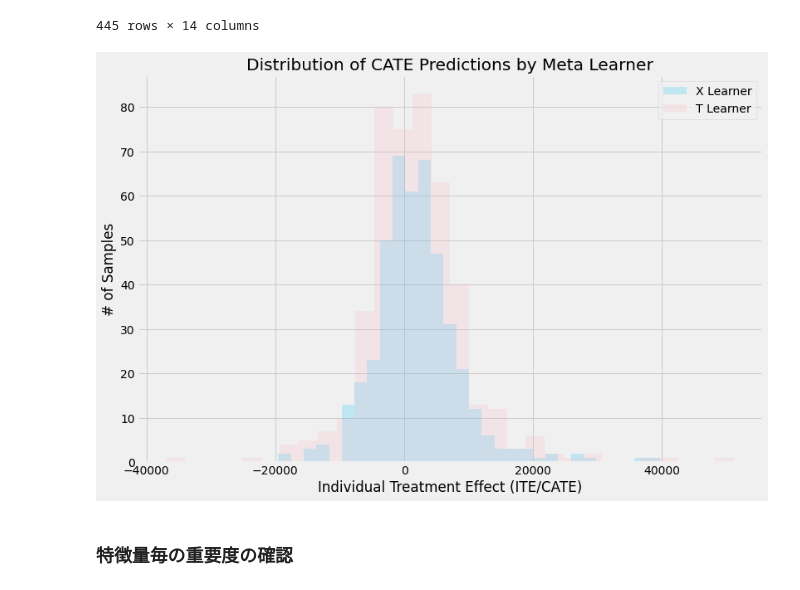
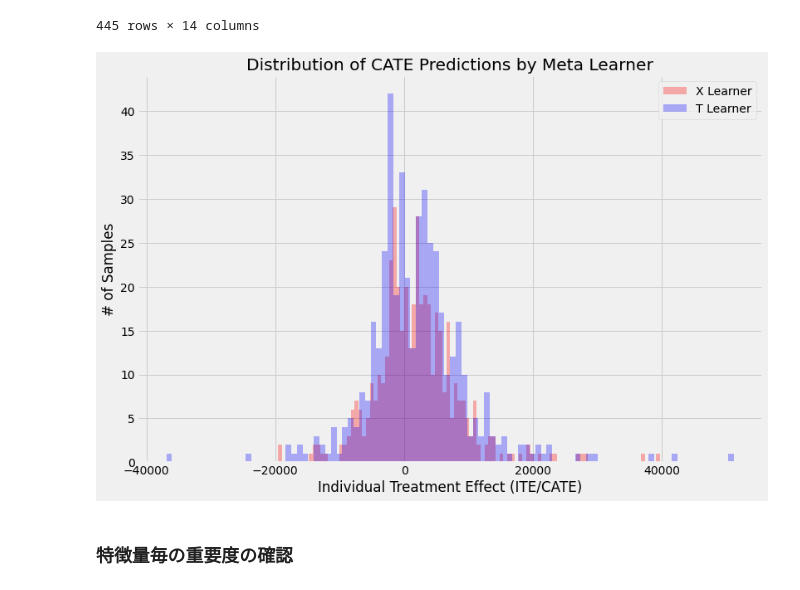
Before and after one commit to Itsuki-Hamano123/practice-casualeffect, a Jupyter notebook: jobs_causality/jobs_causalml.ipynb, the cells around one changed output. Saved outputs shown, nothing was run; the diff lists cells and outputs as text; code cells hidden in the pictures.

```diff
--- a/jobs_causality/jobs_causalml.ipynb
+++ b/jobs_causality/jobs_causalml.ipynb
@@ -316,17 +316,17 @@ data
 | 444 | -2047.515625 | -1831.265015 | 22 | 10 | 0 | 0 | 1 | 1 | 25720.90 | 23032.0 | 5448.80 | ... |
 445 rows × 14 columns
 # %%
-alpha=0.2
-bins=30
+alpha=0.3
+bins=100
 plt.figure(figsize=(12,8))
-plt.hist(x_ite, alpha=alpha, bins=bins, label='X Learner', color='deepskyblue')
-plt.hist(t_ite, alpha=alpha, bins=bins, label='T Learner', color='lightpink')
+plt.hist(x_ite, alpha=alpha, bins=bins, label='X Learner', color='red')
+plt.hist(t_ite, alpha=alpha, bins=bins, label='T Learner', color='blue')
 plt.title('Distribution of CATE Predictions by Meta Learner')
 plt.xlabel('Individual Treatment Effect (ITE/CATE)')
 plt.ylabel('# of Samples')
 _=plt.legend()
 # %% [output]
-[figure, old version]
+[figure, new version]
 # %% [markdown]
 ### 特徴量毎の重要度の確認
 # %%
```
